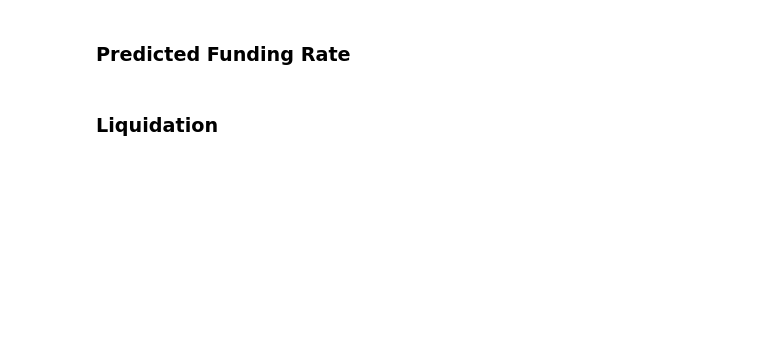
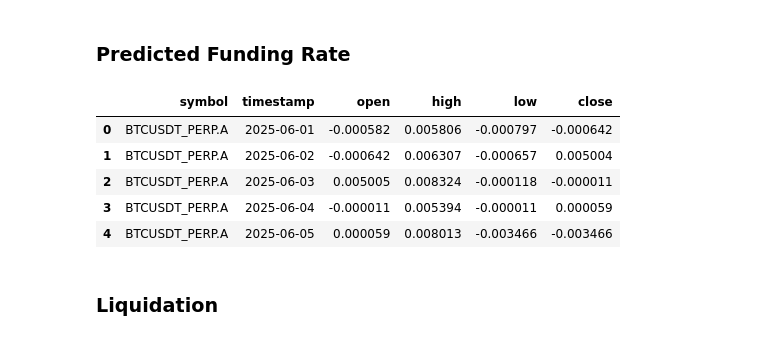
Before and after one commit to RodneyPerhaps/coinalyze, a Jupyter notebook: examples/coinalyze_client.ipynb, the cells around one changed output. Cells and saved outputs as stored; diff of their text form; code cells hidden in the pictures; blank space fills up the shorter version.

```diff
--- a/examples/coinalyze_client.ipynb
+++ b/examples/coinalyze_client.ipynb
@@ -77,16 +106,17 @@ funding_rate_df
 # %% [markdown]
 ### Predicted Funding Rate
 # %%
-predicted_funding_rate_df = history_response_to_df(
-    client.get_history(
-        endpoint=HistoryEndpoint.PREDICTED_FUNDING_RATE,
-        symbols=FUTURE_MARKET_SYMBOL,
-        start="2025-06-01",
-        end="2025-06-20",
-    ),
-    endpoint=HistoryEndpoint.PREDICTED_FUNDING_RATE,
+predicted_funding_rate_df = client.get_history_df(
+    "predicted-funding-rate", symbols=FUTURE_MARKET_SYMBOL, start="2025-06-01", end="2025-06-20"
 )
-predicted_funding_rate_df
+predicted_funding_rate_df.head(5)
+# %% [output]
+|  | symbol | timestamp | open | high | low | close |
+| 0 | BTCUSDT_PERP.A | 2025-06-01 | -0.000582 | 0.005806 | -0.000797 | -0.000642 |
+| 1 | BTCUSDT_PERP.A | 2025-06-02 | -0.000642 | 0.006307 | -0.000657 | 0.005004 |
+| 2 | BTCUSDT_PERP.A | 2025-06-03 | 0.005005 | 0.008324 | -0.000118 | -0.000011 |
+| 3 | BTCUSDT_PERP.A | 2025-06-04 | -0.000011 | 0.005394 | -0.000011 | 0.000059 |
+| 4 | BTCUSDT_PERP.A | 2025-06-05 | 0.000059 | 0.008013 | -0.003466 | -0.003466 |
 # %% [markdown]
 ### Liquidation
 # %%
```
Also changed, not shown: parts of 11 cells of this notebook, 22 other files.
